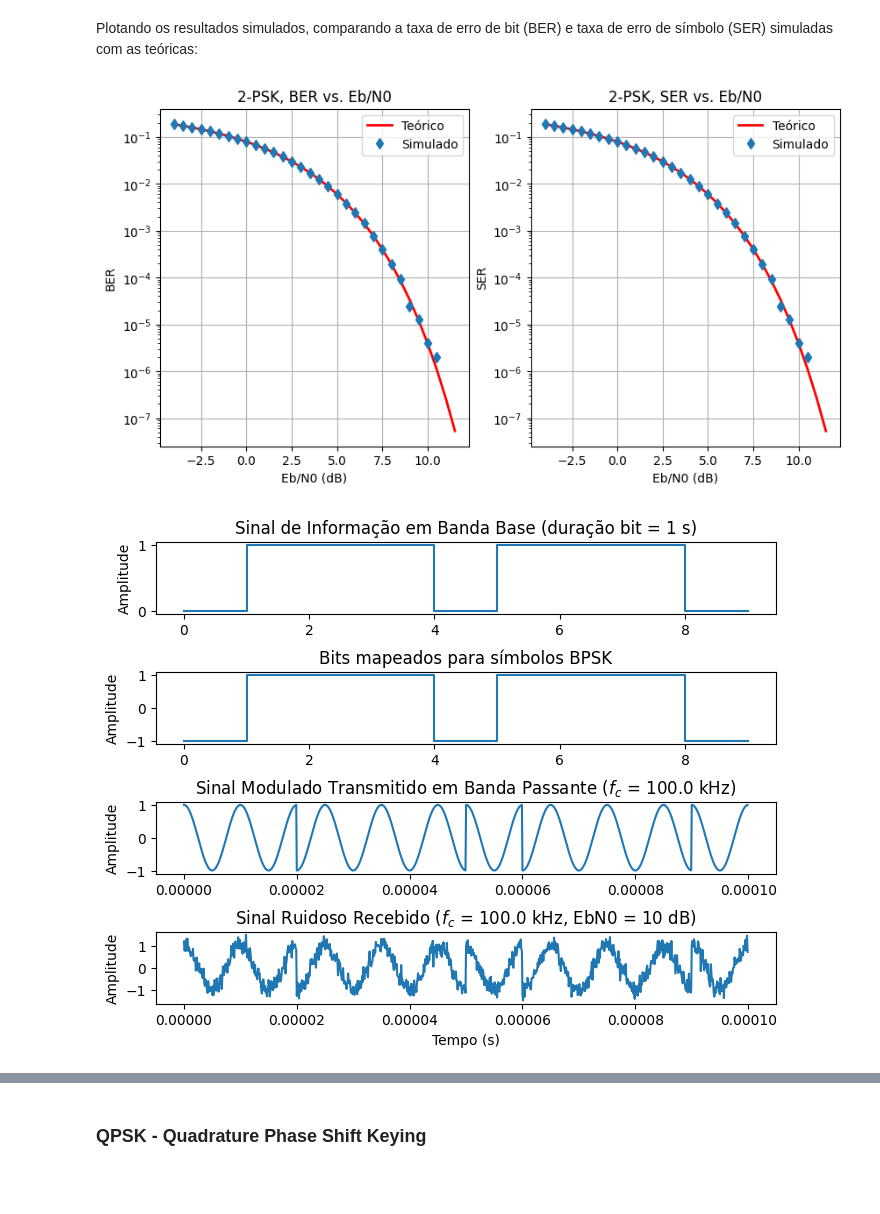
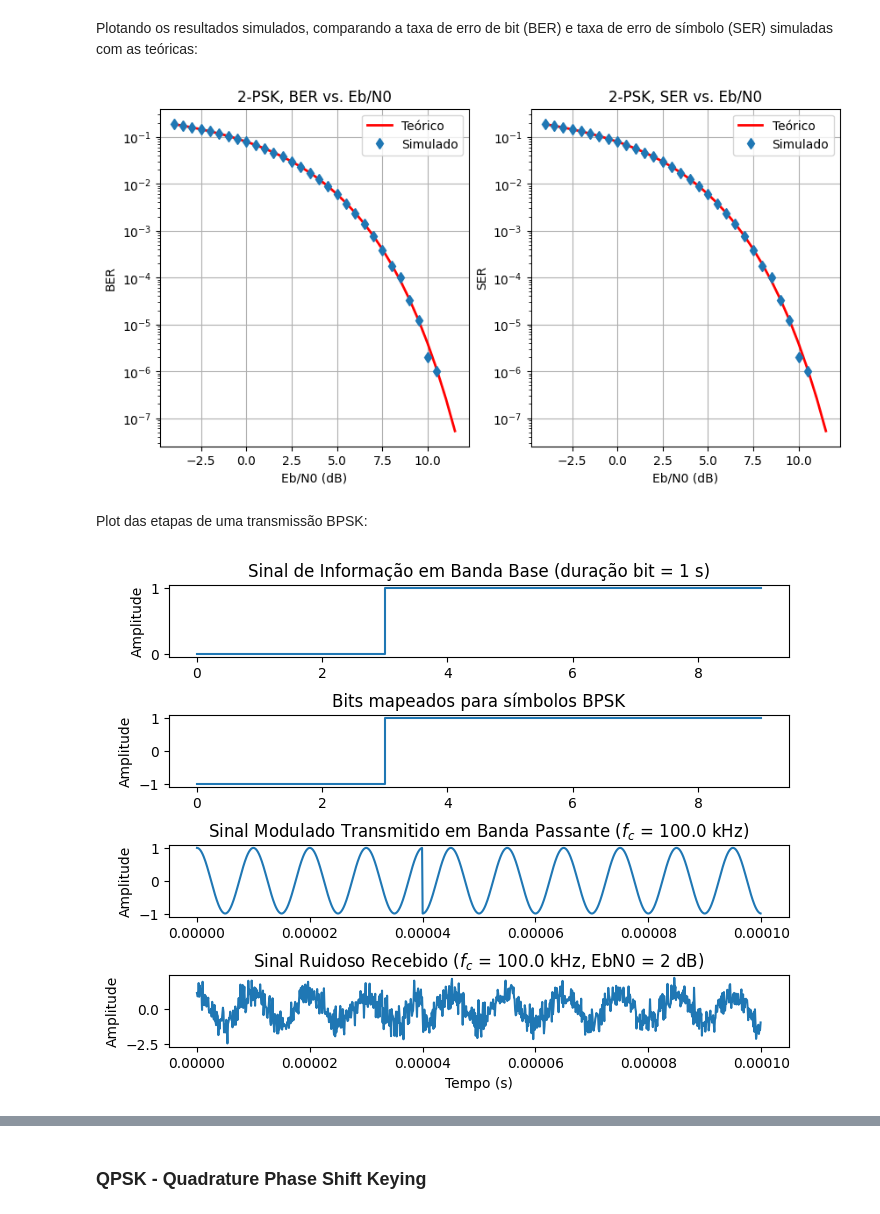
Before and after one commit to lhupalo/comm-py, a Jupyter notebook: banda-passante.ipynb, the cells around one changed output, grey strips where cells are left out. Saved outputs shown, nothing was run; the diff lists cells and outputs as text; code cells hidden in the pictures; blank space fills up the shorter version.

```diff
--- a/banda-passante.ipynb
+++ b/banda-passante.ipynb
@@ -92,25 +92,31 @@ Fazendo uma simulação com uma sequência de bits dada por `num_bits` e para as
 # %% [markdown]
 Plotando os resultados simulados, comparando a taxa de erro de bit (BER) e taxa de erro de símbolo (SER) simuladas com as teóricas:
 # %%
+# Instanciando classe PSK
+psk = PSK()
+
+# Definindo numero de bits e array de SNRs a serem usados nas simulações numéricas
 num_bits = int(1e6)
 EbN0_dBs = np.arange(-4, 12, 0.5)
 
-PlotBER_SER(num_bits,EbN0_dBs,2)
+psk.PlotBER_SER(num_bits,EbN0_dBs,2)
 # %% [output]
-[figure, old version]
+[figure, new version]
+# %% [markdown]
+Plot das etapas de uma transmissão BPSK:
 # %%
 # Sequência de bits de informação
 bits_seq = np.round(np.random.rand(10))
 
 # Frequência da portadora
 fc = 100e3
 
 # SNR da transmissão
-EbN0 = 10
+EbN0 = 2
 
-PlotWaveforms(bits_seq,fc,EbN0)
+psk.PlotWaveforms(bits_seq,fc,EbN0)
 # %% [output]
-[figure, old version]
+[figure, new version]
 # %%
 # Range de SNRs a serem plotadas. Devem ser usados 3 valores
 EbN0_range = [5, 12, 20]
```
Also changed, not shown: parts of 3 cells of this notebook, 1 other file.
